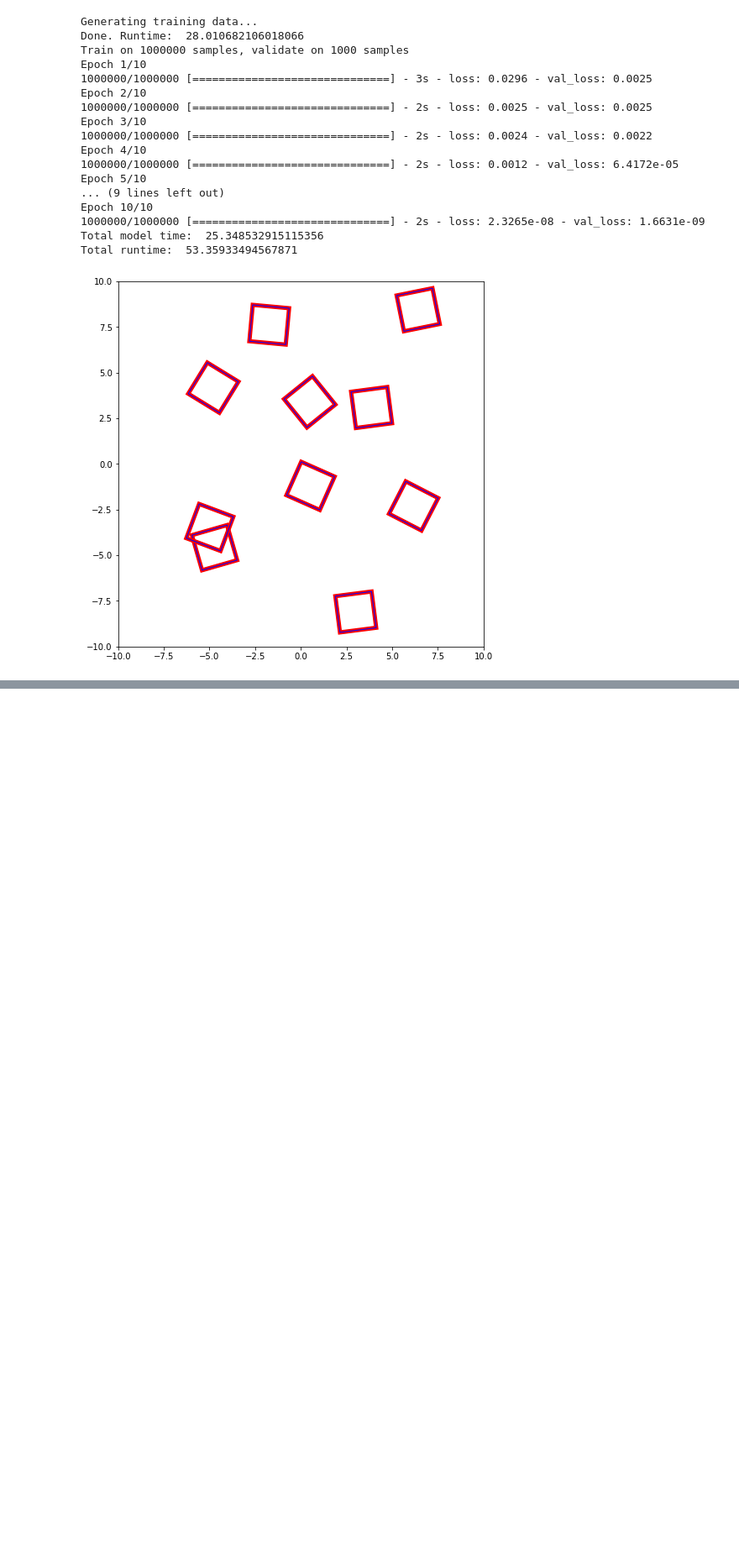
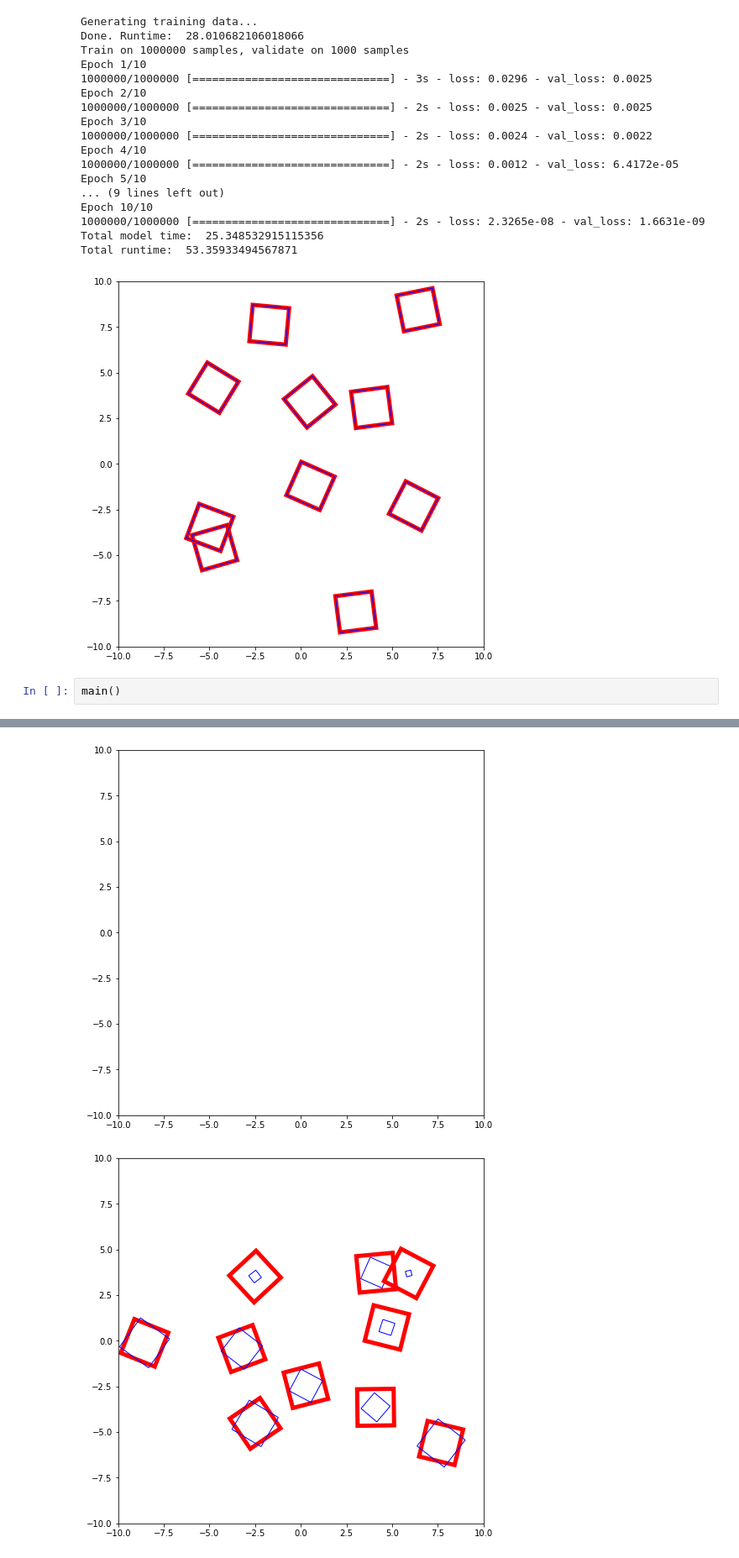
Before and after one commit to lawsonfulton/research-experiments, a Jupyter notebook: box-auto-enc/experiment book.ipynb, the cells around one changed output, grey strips where cells are left out. Shown at 84% size. Cells and saved outputs as stored; diff of their text form; blank space fills up the shorter version.

```diff
--- a/box-auto-enc/experiment book.ipynb
+++ b/box-auto-enc/experiment book.ipynb
@@ -421,3 +421,6 @@ Epoch 10/10
 Total model time:  25.348532915115356
 Total runtime:  53.35933494567871
 [figure]
+# %%
+main()
+# %% [output]
@@ -423,0 +444,2 @@ Total runtime:  53.35933494567871
+[figure, added]
+[figure, added]
```
Also changed, not shown: parts of 4 cells of this notebook, 1 other file.
